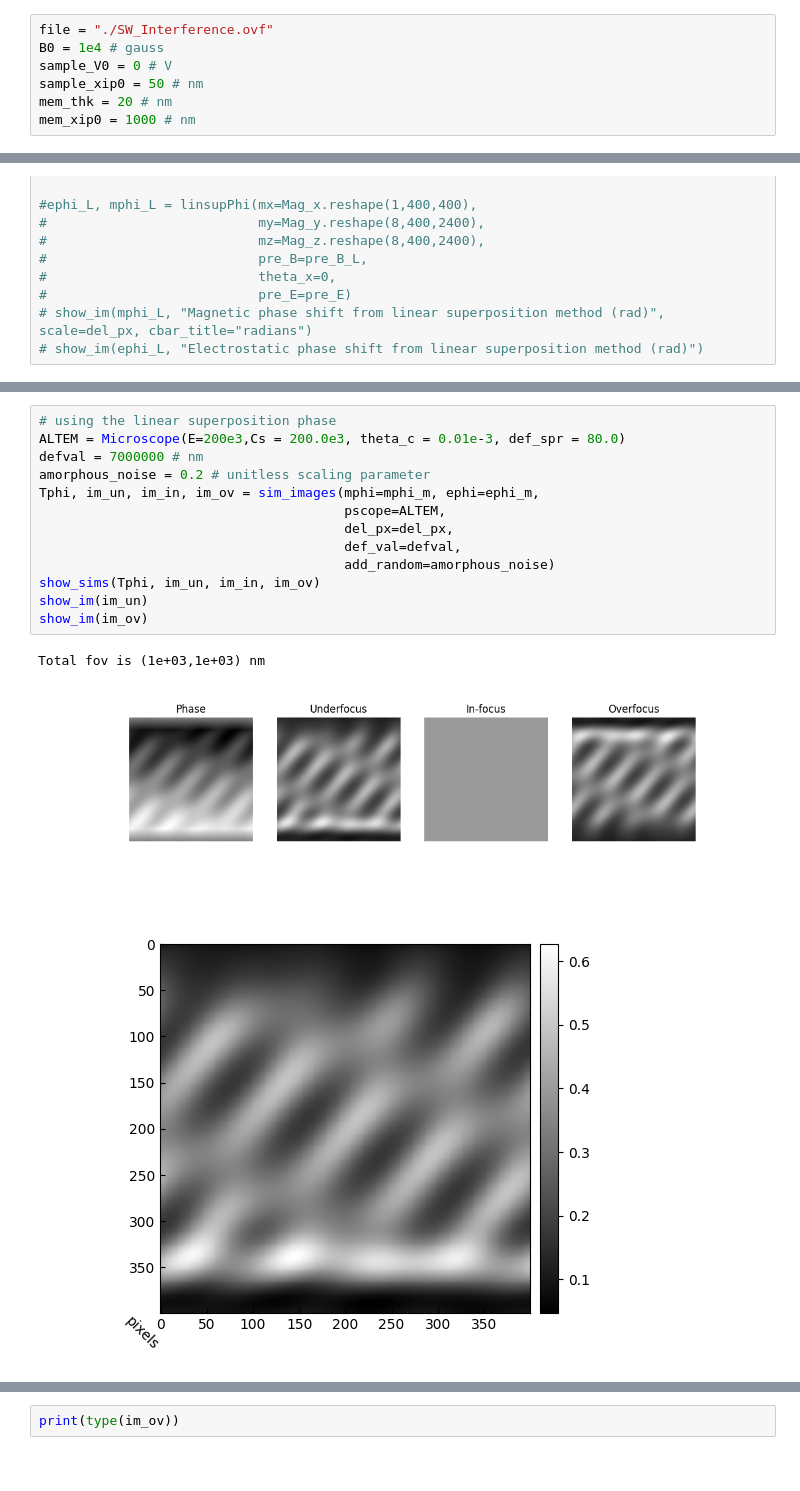
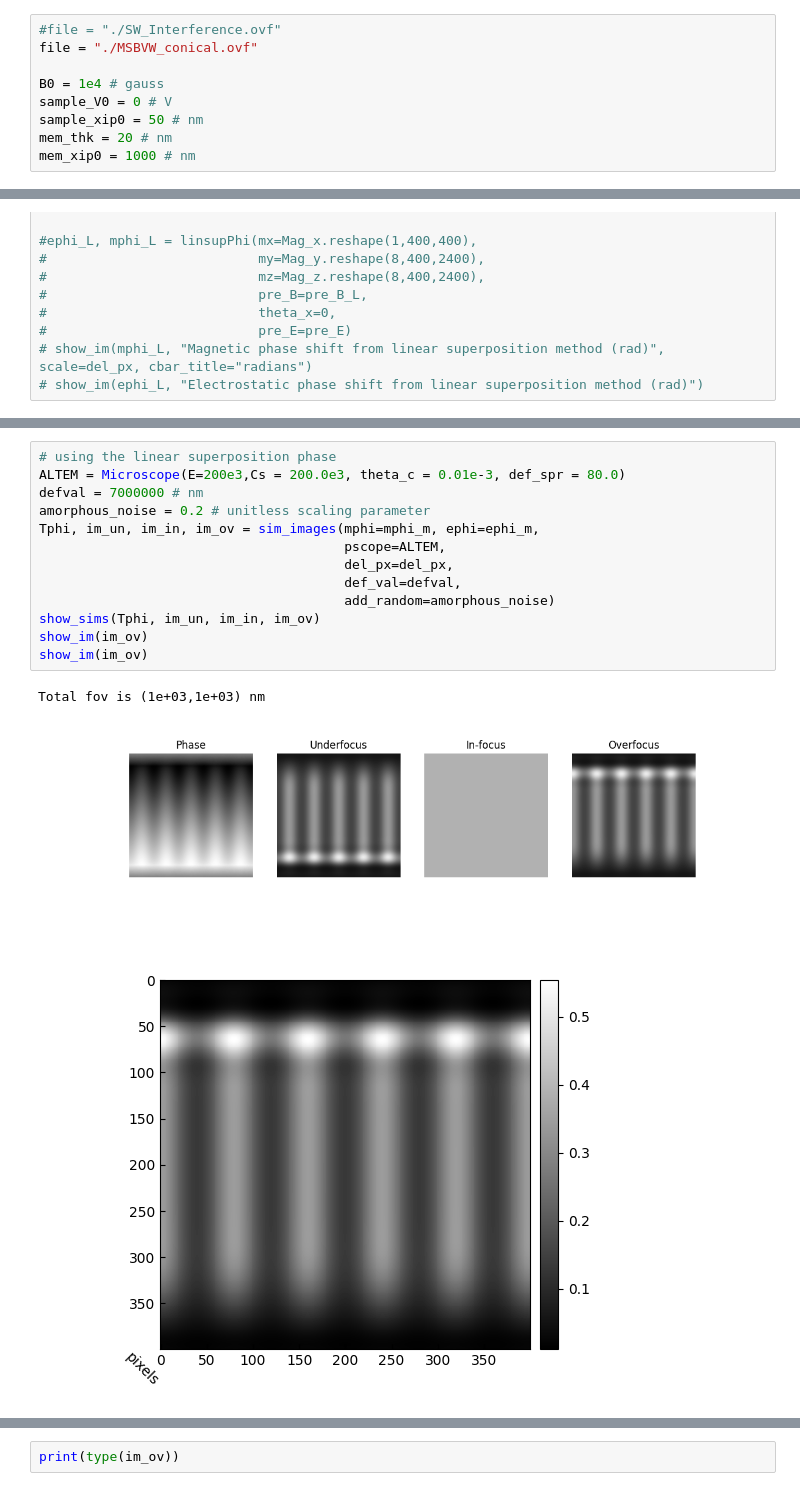
Before and after one commit to HarrismLiuch/PyLorentz, a Jupyter notebook: sw_simulation/sw_sim_LTEM.ipynb, the cells around one changed output, grey strips where cells are left out. Cells and saved outputs as stored; diff of their text form.

```diff
--- a/sw_simulation/sw_sim_LTEM.ipynb
+++ b/sw_simulation/sw_sim_LTEM.ipynb
@@ -10,7 +10,9 @@ import numpy as np
 
 %matplotlib widget
 # %%
-file = "./SW_Interference.ovf"
+#file = "./SW_Interference.ovf"
+file = "./MSBVW_conical.ovf"
+
 B0 = 1e4 # gauss
 sample_V0 = 0 # V
 sample_xip0 = 50 # nm
@@ -120,17 +122,17 @@ show_im(mphi_m, title="magnetic phase shift from Mansuripur algorithm", cbar_tit
 # %%
 # using the linear superposition phase
 ALTEM = Microscope(E=200e3,Cs = 200.0e3, theta_c = 0.01e-3, def_spr = 80.0)
 defval = 7000000 # nm
 amorphous_noise = 0.2 # unitless scaling parameter
 Tphi, im_un, im_in, im_ov = sim_images(mphi=mphi_m, ephi=ephi_m,
                                        pscope=ALTEM,
                                        del_px=del_px,
                                        def_val=defval,
                                        add_random=amorphous_noise)
 show_sims(Tphi, im_un, im_in, im_ov)
-show_im(im_un)
 show_im(im_ov)
+show_im(im_ov)
 # %% [output]
 Total fov is (1e+03,1e+03) nm
-[figure, old version]
+[figure, new version]
-[figure, old version]
+[figure, new version]
```
Also changed, not shown: parts of 6 cells of this notebook.
